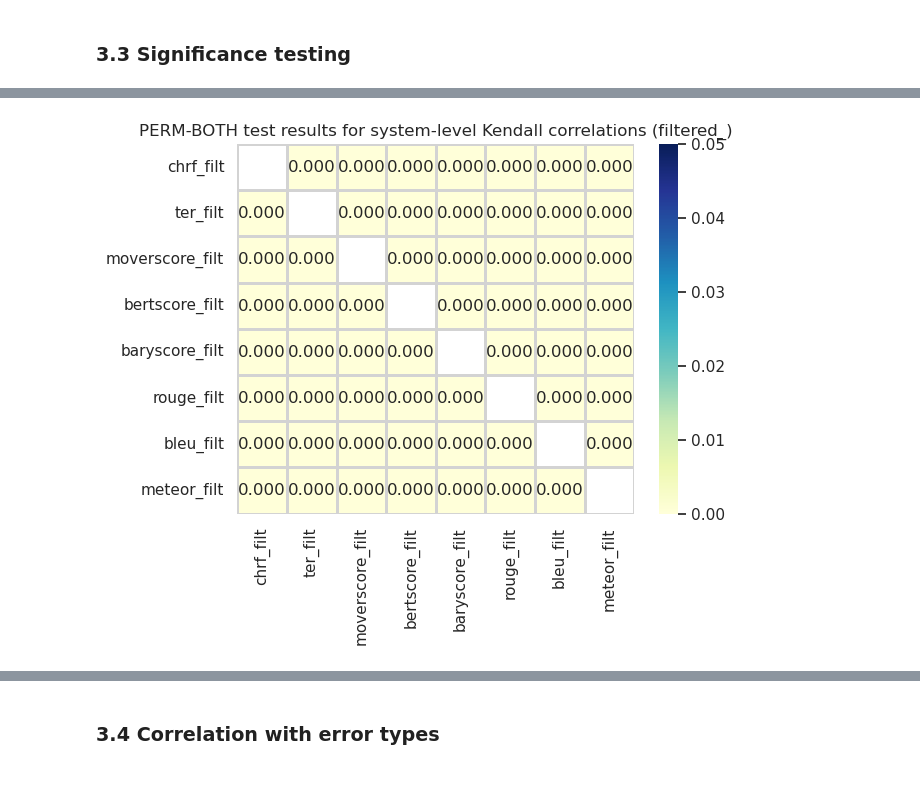
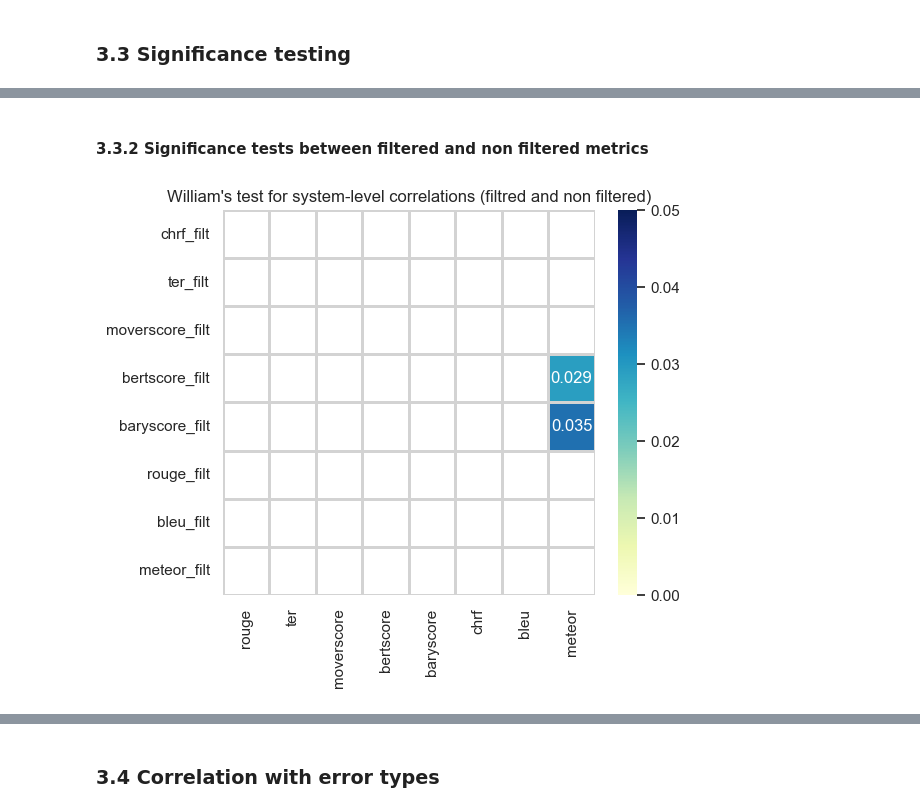
Before and after one commit to fernandokm/nlg_metrics_similarity, a Jupyter notebook: metrics_evaluation.ipynb, the cells around one changed output, grey strips where cells are left out. Cells and saved outputs as stored; diff of their text form; code cells hidden in the pictures; blank space fills up the shorter version.

```diff
--- a/metrics_evaluation.ipynb
+++ b/metrics_evaluation.ipynb
@@ -471,6 +468,6 @@ with sns.axes_style(style="white"):
 # %%
 np.random.seed(42)
-perm_both_pval = compute_significance_test_dataframe(test_perm_both, columns=metrics_filt)
+perm_both_pval = compute_significance_test_dataframe(test_perm_both, rows = metrics_filt, columns=metrics_filt)
 
 with sns.axes_style(style="white"):
     sns.heatmap(
@@ -485,5 +482,24 @@ with sns.axes_style(style="white"):
     )
     savefig("perm_both_filt")
     plt.title("PERM-BOTH test results for system-level Kendall correlations (filtered_)")
-# %% [output]
-[figure, removed]
+# %% [markdown]
+#### 3.3.2 Significance tests between filtered and non filtered metrics
+# %%
+williams_pval = compute_significance_test_dataframe(williams_test_pval, rows=metrics_filt, columns=metrics_normal)
+
+with sns.axes_style(style="white"):
+    plt.figure(figsize=(6, 5))
+    sns.heatmap(
+        williams_pval,
+        annot=True,
+        fmt=".3f",
+        vmin=0,
+        vmax=0.05,
+        cmap="YlGnBu",
+        lw=1,
+        linecolor="lightgray",
+    )
+    savefig("williams_system")
+    plt.title("William's test for system-level correlations (filtred and non filtered)")
+# %% [output]
+[figure, added]
```
Also changed, not shown: parts of 9 cells of this notebook.
